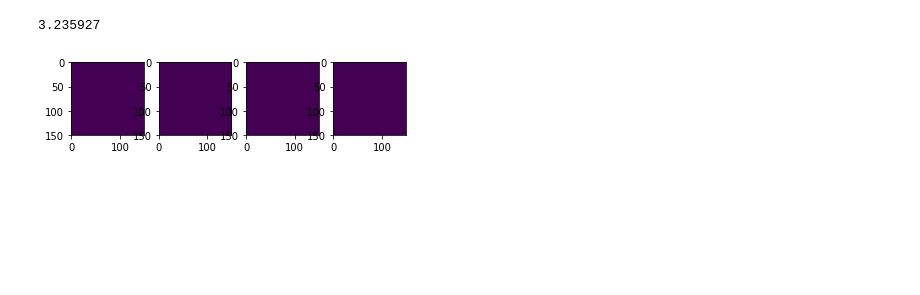
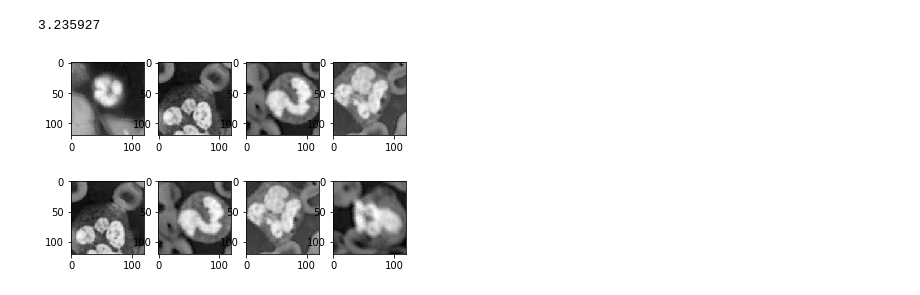
Before and after one commit to BoucheDimitri/SOADML, a Jupyter notebook: ImagesProcessing.ipynb, the cells around one changed output. Cells and saved outputs as stored; diff of their text form; code cells hidden in the pictures; blank space fills up the shorter version.

Commit message:
Image focusing works perfectly for neutrophils !

```diff
--- a/ImagesProcessing.ipynb
+++ b/ImagesProcessing.ipynb
@@ -96,7 +157,7 @@ plt.imshow(reduced_gray, "gray")
 # %%
 #
 def to_normalized_negative(image):
-    inverted = (-(reduced_gray - 255)).astype(float)
+    inverted = invert(image).astype(float)
     normalized = (1.0 / 255.0) * inverted
     return normalized
 # %%
@@ -108,10 +169,13 @@ plt.imshow(negative, "gray")
 # %%
-def centre_image(image, frame_thresh=40, thresh=150, npixs=150):
-    imgray = to_grayscale(image)
+def centre_image(image, frame_thresh=80, pth=2, npixs=120):
+    blurred = blurr(image)
+    imgray = to_grayscale(blurred)
     neutralize_frame(imgray, frame_thresh)
-    thresholded = thresholding(imgray)
-    centre = find_centre(thresholded)
-    imreduced = to_grayscale(focus_on_centre(imtest, npixs))
+    thresholded = thresholding(imgray, pth)
+    closing = noise_filtering(thresholded)
+    centre = find_centre(closing)
+    imreduced = to_grayscale(focus_on_centre(image, centre, npixs))
+    neutralize_frame(imreduced, frame_thresh)
     negative = to_normalized_negative(imreduced)
     return negative
 # %%
@@ -136,18 +217,22 @@ TypeError: to_2d() takes exactly 1 argument (2 given)
 path_neutrophil = path + "/images/TRAIN/NEUTROPHIL/"
 path_lymphocyte = path + "/images/TRAIN/LYMPHOCYTE/"
 # %%
-def process_all_directory(dirpath, frame_thresh=40, thresh=150, npixs=150):
+def process_all_directory(dirpath, frame_thresh=80, pth=2, npixs=150, imax=10):
     files = os.listdir(dirpath)
     nfiles = len(files)
     stacked = np.zeros((npixs ** 2, nfiles))
     i = 0
-    for f in files :
-        image = load_image(dirpath + f)
-        stacked[:, i] = to_1d(centre_image(image, frame_thresh, thresh, npixs))
+    while i < imax :
+        image = load_image(dirpath + files[i])
+        print(files[i])
+        print(image.shape)
+        stacked[:, i] = to_1d(centre_image(image, frame_thresh, pth, npixs))
+        print(i)
+        i += 1
     return stacked
 # %%
 start = time.clock()
-neutrophils = process_all_directory(path_neutrophil)
+neutrophils = process_all_directory(path_neutrophil, npixs=120)
 end = time.clock()
 print(end - start)
 # %% [output]
@@ -160,8 +261,9 @@ print(end - start)
 # %% [output]
 3.235927
 # %%
-fig, axes = plt.subplots(1, 4)
+fig, axes = plt.subplots(2, 4)
 for i in range(0, 4):
-    axes[i].imshow(to_2d(neutrophils[:, 10+i]))
+    for j in range(0, 2):
+        axes[j, i].imshow(to_2d(neutrophils[:, i+j]), "gray")
 # %% [output]
-[figure, old version]
+[figure, new version]
```
Also changed, not shown: parts of 25 cells of this notebook.
